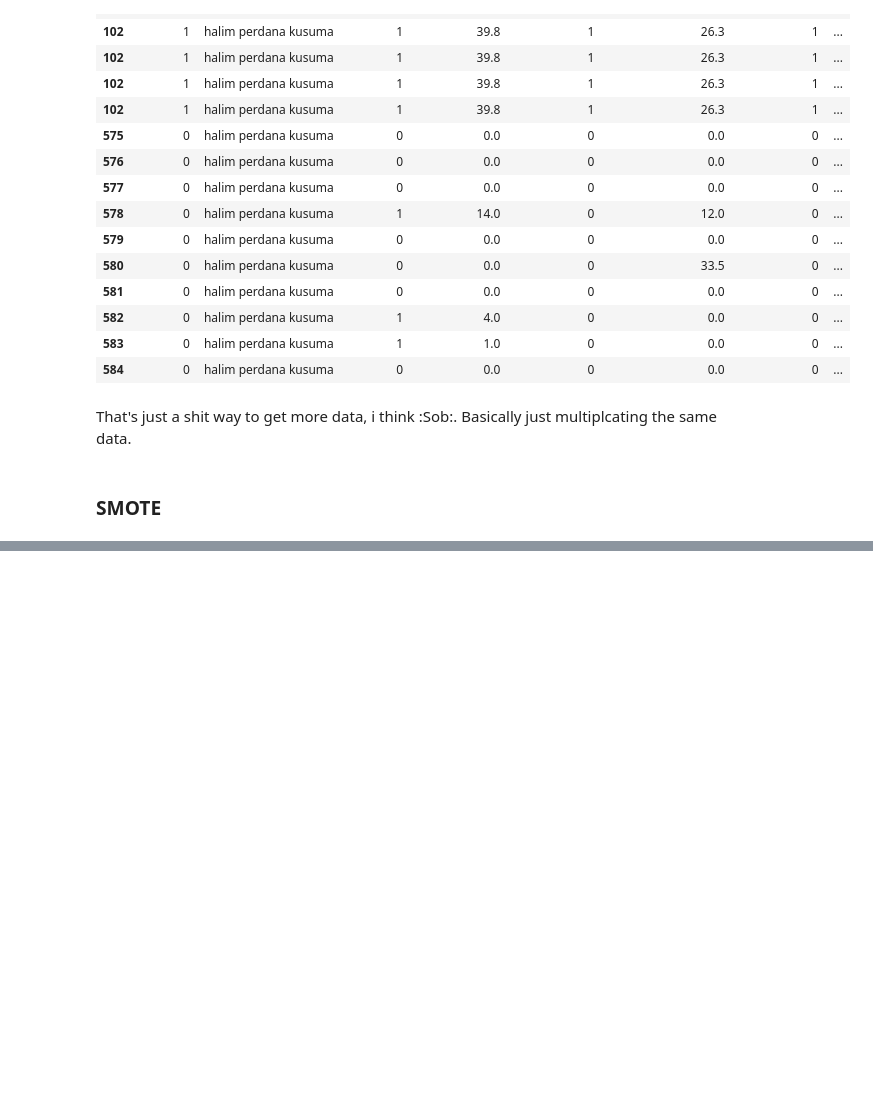
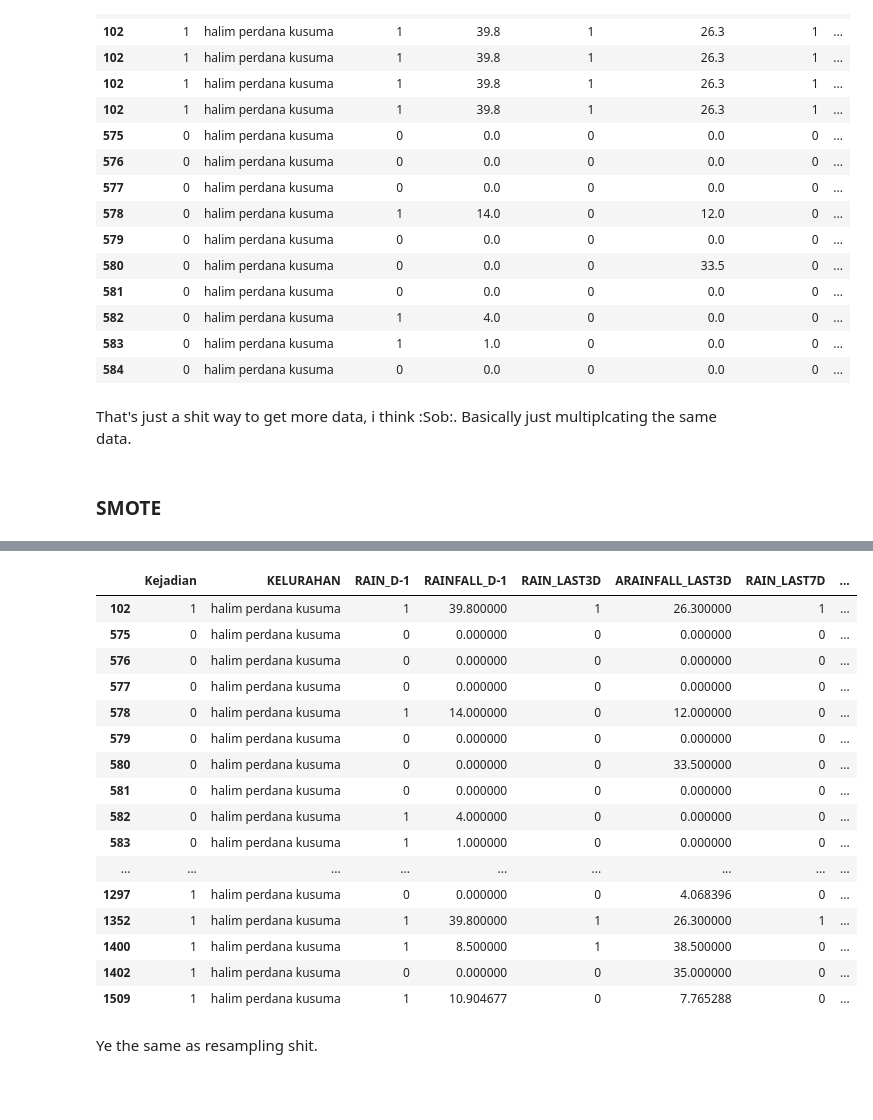
Before and after one commit to Rheyhan/Proyek-TSA, a Jupyter notebook: src/Encodedandhandling.ipynb, the cells around one changed output, grey strips where cells are left out. Drawn from its saved outputs; the diff is of its cells as text; code cells hidden in the pictures; blank space fills up the shorter version.

```diff
--- a/src/Encodedandhandling.ipynb
+++ b/src/Encodedandhandling.ipynb
@@ -139,3 +139,8 @@ sm = SMOTE(sampling_strategy='minority', random_state=42)
 # Fit the model to generate the data.
 oversampled_X, oversampled_Y = sm.fit_resample(temp.drop('Kejadian', axis=1), temp['Kejadian'])
 oversampled = pd.concat([pd.DataFrame(oversampled_Y), pd.DataFrame(oversampled_X)], axis=1)
+
+#turn shit back
+temp=dict(zip(list(lala.category_mapping[0]["mapping"]),lala.category_mapping[0]["mapping"].index))
+for i in temp.keys():
+    oversampled["KELURAHAN"][oversampled["KELURAHAN"]==i]=temp[i]
@@ -188,0 +179,24 @@ array([ 1,  2,  3,  4,  5,  6,  7,  8,  9, 10, 11, 12, 13, 14, 15, 16, 17,
+# %%
+oversampled[oversampled["KELURAHAN"]=="halim perdana kusuma"]
+# %% [output]
+|  | Kejadian | KELURAHAN | RAIN_D-1 | RAINFALL_D-1 | RAIN_LAST3D | ARAINFALL_LAST3D | RAIN_LAST7D | ... |
+| 102 | 1 | halim perdana kusuma | 1 | 39.800000 | 1 | 26.300000 | 1 | ... |
+| 575 | 0 | halim perdana kusuma | 0 | 0.000000 | 0 | 0.000000 | 0 | ... |
+| 576 | 0 | halim perdana kusuma | 0 | 0.000000 | 0 | 0.000000 | 0 | ... |
+| 577 | 0 | halim perdana kusuma | 0 | 0.000000 | 0 | 0.000000 | 0 | ... |
+| 578 | 0 | halim perdana kusuma | 1 | 14.000000 | 0 | 12.000000 | 0 | ... |
+| 579 | 0 | halim perdana kusuma | 0 | 0.000000 | 0 | 0.000000 | 0 | ... |
+| 580 | 0 | halim perdana kusuma | 0 | 0.000000 | 0 | 33.500000 | 0 | ... |
+| 581 | 0 | halim perdana kusuma | 0 | 0.000000 | 0 | 0.000000 | 0 | ... |
+| 582 | 0 | halim perdana kusuma | 1 | 4.000000 | 0 | 0.000000 | 0 | ... |
+| 583 | 0 | halim perdana kusuma | 1 | 1.000000 | 0 | 0.000000 | 0 | ... |
+| ... | ... | ... | ... | ... | ... | ... | ... | ... |
+| 1297 | 1 | halim perdana kusuma | 0 | 0.000000 | 0 | 4.068396 | 0 | ... |
+| 1352 | 1 | halim perdana kusuma | 1 | 39.800000 | 1 | 26.300000 | 1 | ... |
+| 1400 | 1 | halim perdana kusuma | 1 | 8.500000 | 1 | 38.500000 | 0 | ... |
+| 1402 | 1 | halim perdana kusuma | 0 | 0.000000 | 0 | 35.000000 | 0 | ... |
+| 1509 | 1 | halim perdana kusuma | 1 | 10.904677 | 0 | 7.765288 | 0 | ... |
+# %% [markdown]
+Ye the same as resampling shit.
+# %% [markdown]
+###
```
Also changed, not shown: parts of 7 cells of this notebook.
